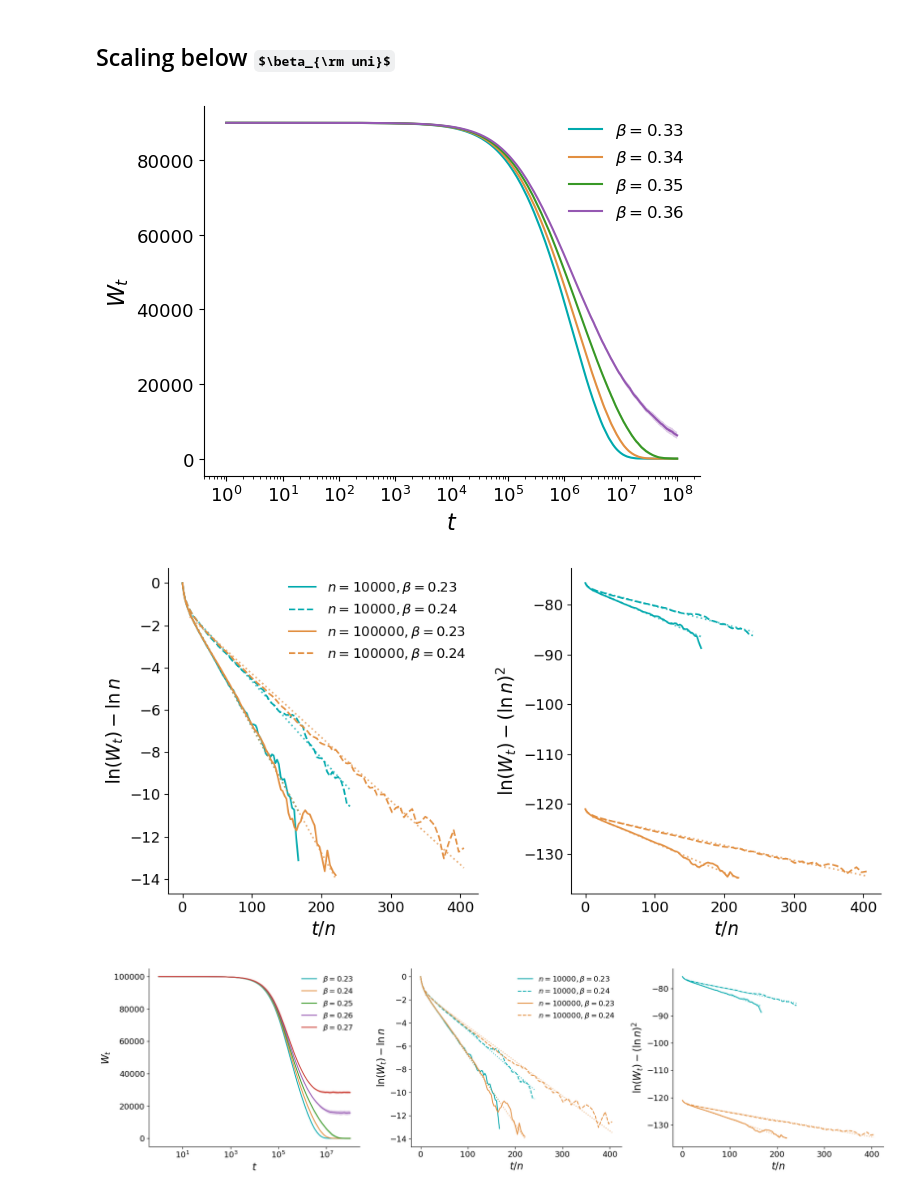
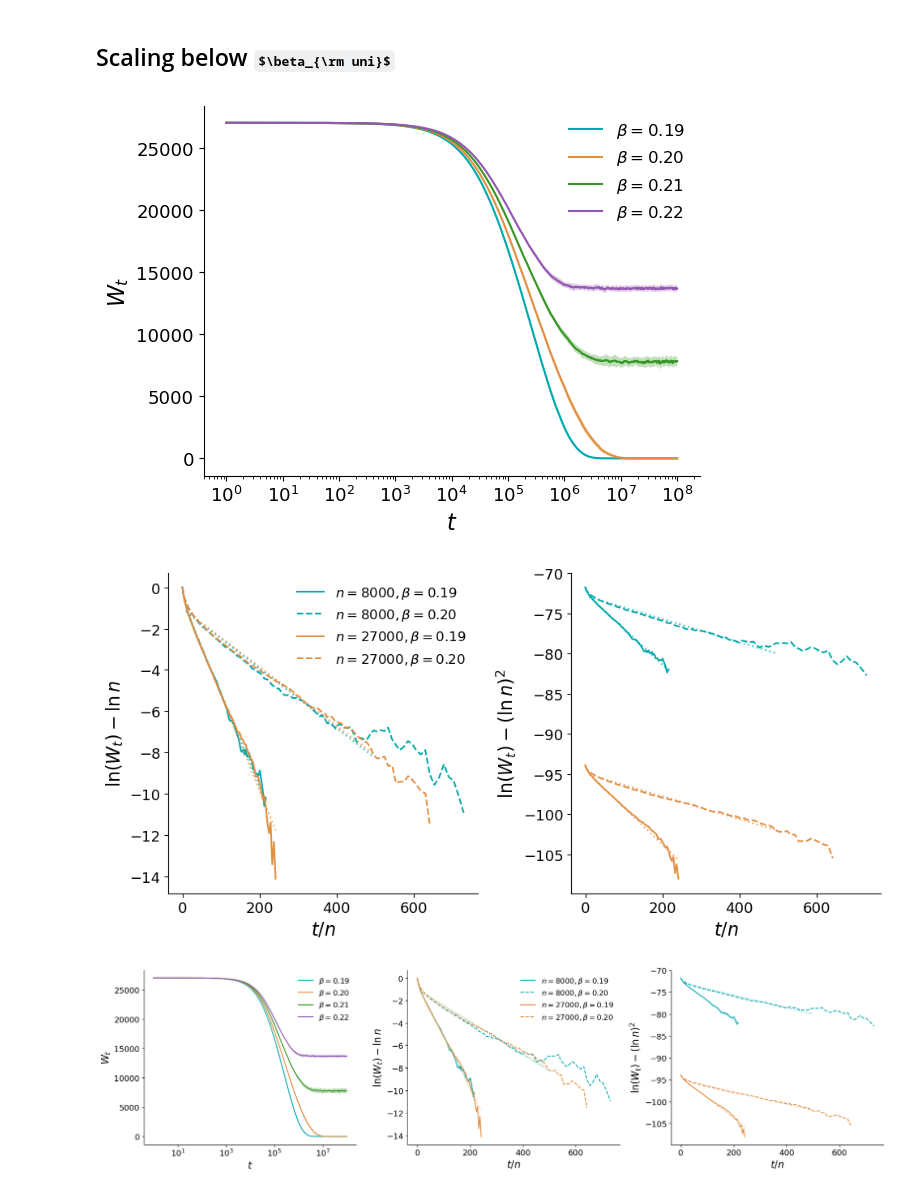
Before and after one commit to LouiseBudzynski/Bounding_Chain_Disordered_Ising_Models, a Jupyter notebook: notebooks/read_nb_star.ipynb, the cells around one changed output. Saved outputs shown, nothing was run; the diff lists cells and outputs as text; code cells hidden in the pictures; some formulas as TeX source.

Commit message:
runs and plots for nb_star_evol

```diff
--- a/notebooks/read_nb_star.ipynb
+++ b/notebooks/read_nb_star.ipynb
@@ -28,9 +28,9 @@ plt.rcParams['ytick.labelsize'] = 13
 plt.rcParams['legend.fontsize'] = 12
 plt.rcParams['axes.titlesize'] = 16
 # %%
-graph_type = 'EA2D'
+graph_type = 'EA3D'
 coup_type = 'ising'
-d = 2
+d = 3
 if graph_type == 'ER' and coup_type == 'ising':
     beta_SG = np.arctanh(np.sqrt(1/d))
     beta_uni = np.arctanh(1/d)
@@ -118,7 +116,7 @@ mask = (
 )
 df_filtered = df[mask]
 
-for beta in df['beta'].unique():
+for beta in df_filtered['beta'].unique():
     sub_df = df_filtered[df_filtered['beta'] == beta].sort_values('time')
     plt.plot(sub_df['time'], sub_df['mean_nb_star'], label=rf'$\beta={beta:.2f}$')
     plt.fill_between(sub_df['time'],
@@ -131,7 +129,7 @@ plt.ylabel(rf'$W_t$')
 plt.legend()
 plt.show()
 # %% [output]
-[figure, old version]
+[figure, new version]
 # %%
 fig, axes = plt.subplots(1, 2, figsize=(10, 5))
 
@@ -139,50 +137,69 @@ if graph_type == 'ER' and coup_type == 'ising':
     beta_list = [0.23, 0.24]
 elif graph_type == 'ER' and coup_type == 'gauss':
     beta_list = [0.30, 0.32]
+elif graph_type == 'RR' and d == 4:
+    beta_list = [0.33, 0.34]
+elif graph_type == 'EA2D':
+    beta_list = [0.33, 0.34]
+elif graph_type == 'EA3D':
+    beta_list = [0.19, 0.2]
 else:
     beta_list = df['beta'].unique()
 
-N_list = [10000, 100000]
+if graph_type == 'EA2D':
+    N_list = [100,300]
+elif graph_type == 'EA3D':
+    N_list = [20,30]
+else:
+    N_list = [10000, 100000]
+
 t_over_min = 10
 t_over_max = 500
 prop_cycle = plt.rcParams['axes.prop_cycle'].by_key()['color']
 
-for i, N in enumerate(N_list):
+for i, L in enumerate(N_list):
     color = prop_cycle[i % len(prop_cycle)]
+    if graph_type == 'EA2D':
+        N = L**2
+    elif graph_type == 'EA3D':
+        N = L**3
+    else:
+        N = L
     for beta in beta_list:
-        csv_path = f"../results/{folder_data}/nb_star_{graph_type}_{coup_type}_d{d}_N{N}.csv"
+        csv_path = f"../results/{folder_data}/nb_star_{graph_type}_{coup_type}_d{d}_N{L}.csv"
         df = pd.read_csv(csv_path)
-        sub_df = df[(df['beta'] == beta) & (df['N'] == N)].sort_values('time')
+        sub_df = df[(df['beta'] == beta) & (df['N'] == L)].sort_values('time')
+
         t_over_N = sub_df['time'].values / N
         linestyle = '-' if beta == beta_list[0] else '--'
 
         # --- test 1: n ln n scaling ---
         log_W_over_N = np.log(sub_df['mean_nb_star'].values / N)
         axes[0].plot(t_over_N, log_W_over_N, color=color, linestyle=linestyle, label=rf'$n={N}, \beta={beta:.2f}$')
         mask = (t_over_N > t_over_min) & (t_over_N < t_over_max) & np.isfinite(log_W_over_N)
         if mask.sum() > 2:
             slope, intercept, r, _, _ = linregress(t_over_N[mask], log_W_over_N[mask])
             axes[0].plot(t_over_N[mask], intercept + slope * t_over_N[mask], ':', color=color, alpha=0.7)
 
         # --- test 2: n(ln n)^2 scaling ---
         log_W_shifted = np.log(sub_df['mean_nb_star'].values) - np.log(N)**2
         axes[1].plot(t_over_N, log_W_shifted, color=color, linestyle=linestyle, label=rf'$n={N}, \beta={beta:.2f}$')
         mask2 = (t_over_N > t_over_min) & (t_over_N < t_over_max) & np.isfinite(log_W_shifted)
         if mask2.sum() > 2:
             slope2, intercept2, r2, _, _ = linregress(t_over_N[mask2], log_W_shifted[mask2])
             axes[1].plot(t_over_N[mask2], intercept2 + slope2 * t_over_N[mask2], ':', color=color, alpha=0.7)
 
 axes[0].set_xlabel(r'$t/n$')
 axes[0].set_ylabel(r'$\ln(W_t) - \ln n$')
 axes[0].legend()
 
 axes[1].set_xlabel(r'$t/n$')
 axes[1].set_ylabel(r'$\ln(W_t) - (\ln n)^2$')
 
 plt.tight_layout()
 plt.show()
 # %% [output]
-[figure, old version]
+[figure, new version]
 # %%
 fig_combined, axes_c = plt.subplots(1, 3, figsize=(18, 5))
 
@@ -198,12 +215,18 @@ axes_c[0].set_xlabel(r'$t$')
 axes_c[0].set_ylabel(r'$W_t$')
 axes_c[0].legend()
 
-for i, N in enumerate(N_list):
+for i, L in enumerate(N_list):
     color = prop_cycle[i % len(prop_cycle)]
+    if graph_type == 'EA2D':
+        N = L**2
+    elif graph_type == 'EA3D':
+        N = L**3
+    else:
+        N = L
     for beta in beta_list:
-        csv_path = f"../results/{folder_data}/nb_star_{graph_type}_{coup_type}_d{d}_N{N}.csv"
+        csv_path = f"../results/{folder_data}/nb_star_{graph_type}_{coup_type}_d{d}_N{L}.csv"
         df_N = pd.read_csv(csv_path)
-        sub_df = df_N[(df_N['beta'] == beta) & (df_N['N'] == N)].sort_values('time')
+        sub_df = df_N[(df_N['beta'] == beta) & (df_N['N'] == L)].sort_values('time')
         t_over_N = sub_df['time'].values / N
         linestyle = '-' if beta == beta_list[0] else '--'
 
@@ -232,6 +255,6 @@ plt.tight_layout()
 #fig_combined.savefig(f'nb_star_{graph_type}_{coup_type}_d{d}.pdf', bbox_inches='tight')
 plt.show()
 # %% [output]
-[figure, old version]
+[figure, new version]
 # %%
 fig_combined.savefig(f'../results/{folder_data}/nb_star_evol_scaling_{graph_type}_{coup_type}_d{d}.pdf', bbox_inches='tight')
```
Also changed, not shown: parts of 3 cells of this notebook, 11 other files.
